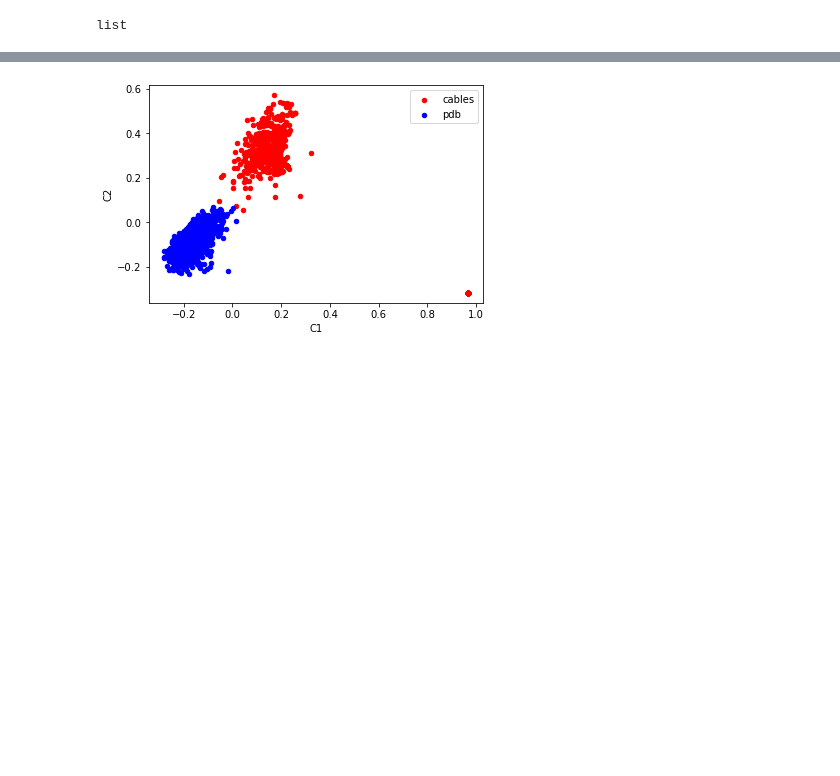
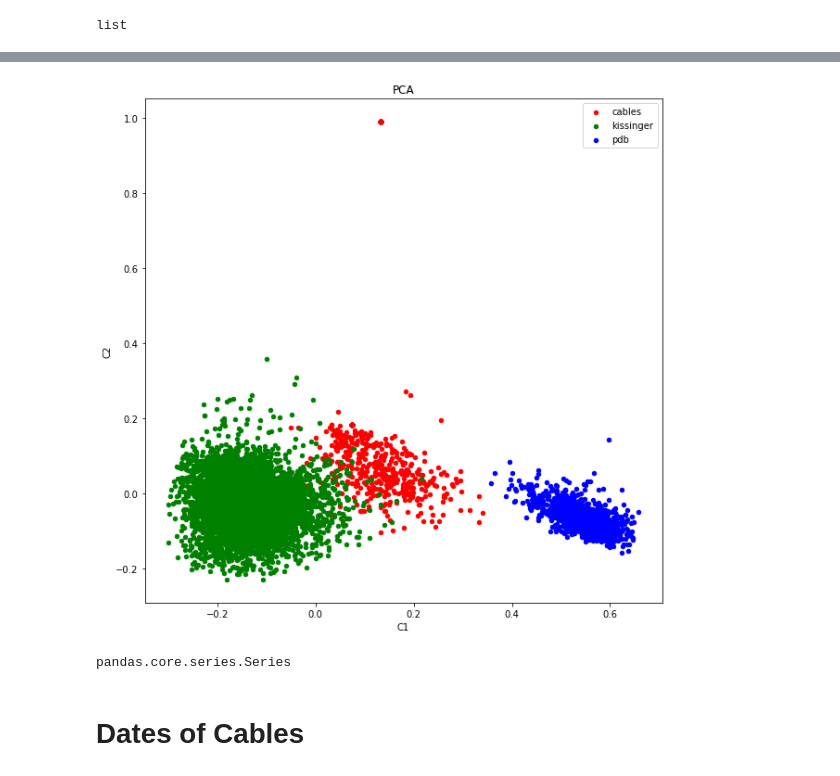
Before and after one commit to jieyanzhu/hacking-the-archive, a Jupyter notebook: Final.ipynb, the cells around one changed output, grey strips where cells are left out. Saved outputs shown, nothing was run; the diff lists cells and outputs as text; code cells hidden in the pictures; blank space fills up the shorter version.

```diff
--- a/Final.ipynb
+++ b/Final.ipynb
@@ -109,12 +125,10 @@ list
 pdbs = [payload[i]['body'] for i in range(len(payload))]
 # %%
 url2 = ('http://api.foiarchive.org/docs?'
-       'corpus=eq.kissinger&authored=gte.1973-01-01&authored=lt.1977-02-01&'
-       'select=doc_id,authored,classification,title,body')
-url3 = ('http://api.foiarchive.org/docs?'
-       'doc_id=eq.0000C195&'
-       'select=corpus,authored,classification,title,body') # need to resolve this issue
-response = requests.get(url3)  # Make a GET request to the URL
+        'corpus=eq.kissinger&authored=gte.1973-10-01&authored=lt.1977-02-01&'
+        'select=doc_id,corpus,authored,title,body,countries(country_name),persons(full_name),topics(topic_name)&order=authored')
+
+response = requests.get(url2)  # Make a GET request to the URL
 
 # Print status code (and associated text)
 print(f"Request returned {response.status_code} : '{response.reason}'")
@@ -122,9 +136,5 @@ print(f"Request returned {response.status_code} : '{response.reason}'")
 # Print data returned (parsing as JSON)
 payload = response.json()  # Parse `response.text` into JSON
 print(len(payload))
-
-import pprint
-pp = pprint.PrettyPrinter(indent=1)
-pp.pprint(payload)
 # %% [output]
 Request returned 200 : 'OK'
@@ -133,5 +174,7 @@ Request returned 200 : 'OK'
+# %%
+kissinger = [payload[i]['body'] for i in range(len(payload))]
 # %%
-allTexts = cables + pdbs
+allTexts = cables + pdbs + kissinger
 # %%
 tfidfVectorizer = TfidfVectorizer(max_features=400, stop_words=stopWords)
 textMatrix = tfidfVectorizer.fit_transform(allTexts)
@@ -148,12 +191,20 @@ textPoints.shape
 # %%
-colors = {'cables':'r', 'pdb':'b'}
-labels = ['cables']*len(cables) + ['pdb']*len(pdbs)
+colors = {'cables':'r', 'pdb':'b', 'kissinger':'g'}
+labels = ['cables']*len(cables) + ['pdb']*len(pdbs) + ['kissinger']*len(kissinger)
 # %%
 textDF = pd.DataFrame({'C1':textPoints[:,0], 'C2':textPoints[:,1], 'labels':labels})
 # %%
 _, ax = plt.subplots()
 for key,group in textDF.groupby('labels'):
-    group.plot.scatter(ax=ax, x='C1', y='C2', label=key, color = colors[key]);
+    group.plot.scatter(ax=ax, x='C1', y='C2', label=key, color = colors[key], figsize=(10,10));
+plt.title('PCA')
+plt.savefig('PCA',dpi=600)
 plt.show()
 # %% [output]
-[figure, old version]
+[figure, new version]
+# %%
+type(cablesDF['DATE'])
+# %% [output]
+pandas.core.series.Series
+# %% [markdown]
+# Dates of Cables
```
Also changed, not shown: parts of 57 cells of this notebook.
